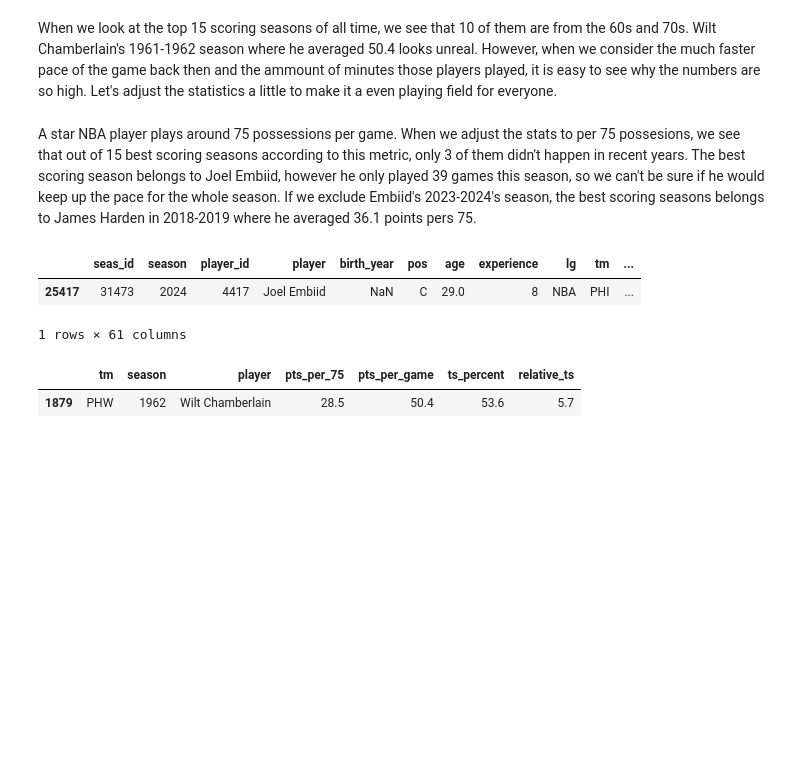
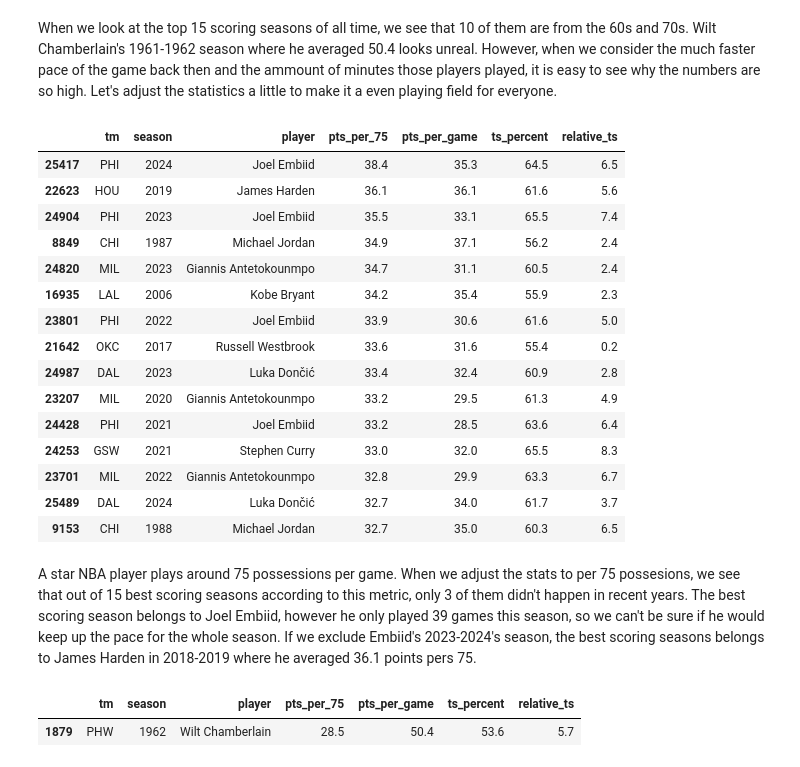
Before and after one commit to marczak10/NBA-Stats-Inflation, a Jupyter notebook: nba-stats-inflation-eda.ipynb, the cells around one changed output. Saved outputs shown, nothing was run; the diff lists cells and outputs as text; code cells hidden in the pictures; blank space fills up the shorter version.

```diff
--- a/nba-stats-inflation-eda.ipynb
+++ b/nba-stats-inflation-eda.ipynb
@@ -298,14 +232,27 @@ plt.show()
 [figure]
 # %% [markdown]
 When we look at the top 15 scoring seasons of all time, we see that 10 of them are from the 60s and 70s. Wilt Chamberlain's 1961-1962 season where he averaged 50.4 looks unreal. However, when we consider the much faster pace of the game back then and the ammount of minutes those players played, it is easy to see why the numbers are so high. Let's adjust the statistics a little to make it a even playing field for everyone.
-# %% [markdown]
-A star NBA player plays around 75 possessions per game. When we adjust the stats to per 75 possesions, we see that out of 15 best scoring seasons according to this metric, only 3 of them didn't happen in recent years. The best scoring season belongs to Joel Embiid, however he only played 39 games this season, so we can't be sure if he would keep up the pace for the whole season. If we exclude Embiid's 2023-2024's season, the best scoring seasons belongs to James Harden in 2018-2019 where he averaged 36.1 points pers 75.
 # %%
-player_better_stats.query("player == 'Joel Embiid' and season == 2024")
+player_better_stats.sort_values("pts_per_75", ascending=False)[["tm", 'season', 'player', "pts_per_75", 'pts_per_game', 'ts_percent', 'relative_ts']].head(15)
 # %% [output]
-|  | seas_id | season | player_id | player | birth_year | pos | age | experience | lg | tm | ... |
-| 25417 | 31473 | 2024 | 4417 | Joel Embiid | NaN | C | 29.0 | 8 | NBA | PHI | ... |
+|  | tm | season | player | pts_per_75 | pts_per_game | ts_percent | relative_ts |
+| 25417 | PHI | 2024 | Joel Embiid | 38.4 | 35.3 | 64.5 | 6.5 |
+| 22623 | HOU | 2019 | James Harden | 36.1 | 36.1 | 61.6 | 5.6 |
+| 24904 | PHI | 2023 | Joel Embiid | 35.5 | 33.1 | 65.5 | 7.4 |
+| 8849 | CHI | 1987 | Michael Jordan | 34.9 | 37.1 | 56.2 | 2.4 |
+| 24820 | MIL | 2023 | Giannis Antetokounmpo | 34.7 | 31.1 | 60.5 | 2.4 |
+| 16935 | LAL | 2006 | Kobe Bryant | 34.2 | 35.4 | 55.9 | 2.3 |
+| 23801 | PHI | 2022 | Joel Embiid | 33.9 | 30.6 | 61.6 | 5.0 |
+| 21642 | OKC | 2017 | Russell Westbrook | 33.6 | 31.6 | 55.4 | 0.2 |
+| 24987 | DAL | 2023 | Luka Dončić | 33.4 | 32.4 | 60.9 | 2.8 |
+| 23207 | MIL | 2020 | Giannis Antetokounmpo | 33.2 | 29.5 | 61.3 | 4.9 |
+| 24428 | PHI | 2021 | Joel Embiid | 33.2 | 28.5 | 63.6 | 6.4 |
+| 24253 | GSW | 2021 | Stephen Curry | 33.0 | 32.0 | 65.5 | 8.3 |
+| 23701 | MIL | 2022 | Giannis Antetokounmpo | 32.8 | 29.9 | 63.3 | 6.7 |
+| 25489 | DAL | 2024 | Luka Dončić | 32.7 | 34.0 | 61.7 | 3.7 |
+| 9153 | CHI | 1988 | Michael Jordan | 32.7 | 35.0 | 60.3 | 6.5 |
-1 rows × 61 columns
+# %% [markdown]
+A star NBA player plays around 75 possessions per game. When we adjust the stats to per 75 possesions, we see that out of 15 best scoring seasons according to this metric, only 3 of them didn't happen in recent years. The best scoring season belongs to Joel Embiid, however he only played 39 games this season, so we can't be sure if he would keep up the pace for the whole season. If we exclude Embiid's 2023-2024's season, the best scoring seasons belongs to James Harden in 2018-2019 where he averaged 36.1 points pers 75.
 # %%
 player_better_stats.query("player == 'Wilt Chamberlain' and season == 1962")[["tm", 'season', 'player', "pts_per_75", 'pts_per_game', 'ts_percent', 'relative_ts']]
 # %% [output]
```
Also changed, not shown: parts of 44 cells of this notebook.
